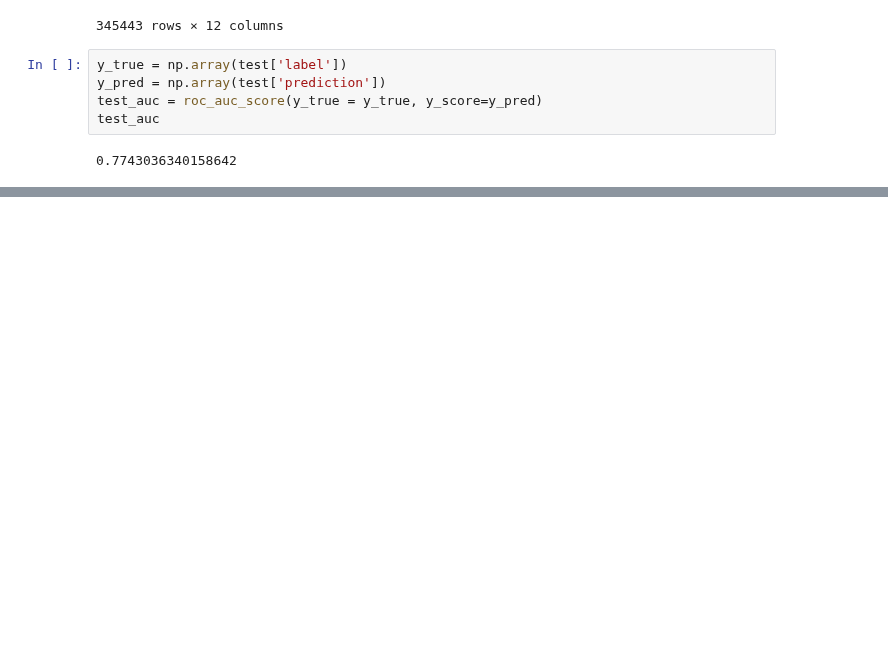
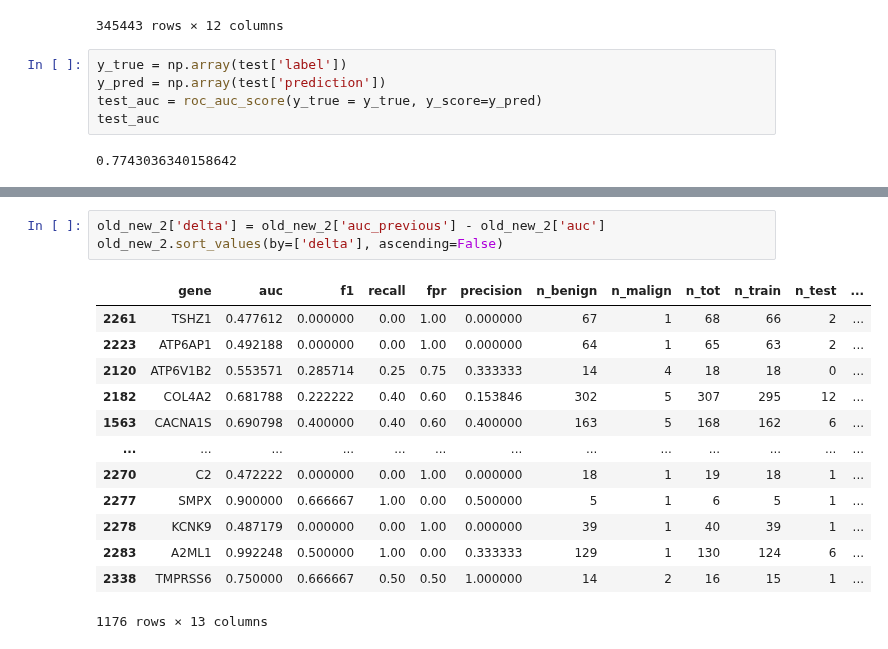
Before and after one commit to SietsmaRJ/dsls_master_thesis, a Jupyter notebook: side_scripts/Model_training.ipynb, the cells around one changed output, grey strips where cells are left out. Cells and saved outputs as stored; diff of their text form; blank space fills up the shorter version.

```diff
--- a/side_scripts/Model_training.ipynb
+++ b/side_scripts/Model_training.ipynb
@@ -689,0 +766,17 @@ auc_analysis['auc'].mean()
+# %%
+old_new_2['delta'] = old_new_2['auc_previous'] - old_new_2['auc']
+old_new_2.sort_values(by=['delta'], ascending=False)
+# %% [output]
+|  | gene | auc | f1 | recall | fpr | precision | n_benign | n_malign | n_tot | n_train | n_test | ... |
+| 2261 | TSHZ1 | 0.477612 | 0.000000 | 0.00 | 1.00 | 0.000000 | 67 | 1 | 68 | 66 | 2 | ... |
+| 2223 | ATP6AP1 | 0.492188 | 0.000000 | 0.00 | 1.00 | 0.000000 | 64 | 1 | 65 | 63 | 2 | ... |
+| 2120 | ATP6V1B2 | 0.553571 | 0.285714 | 0.25 | 0.75 | 0.333333 | 14 | 4 | 18 | 18 | 0 | ... |
+| 2182 | COL4A2 | 0.681788 | 0.222222 | 0.40 | 0.60 | 0.153846 | 302 | 5 | 307 | 295 | 12 | ... |
+| 1563 | CACNA1S | 0.690798 | 0.400000 | 0.40 | 0.60 | 0.400000 | 163 | 5 | 168 | 162 | 6 | ... |
+| ... | ... | ... | ... | ... | ... | ... | ... | ... | ... | ... | ... | ... |
+| 2270 | C2 | 0.472222 | 0.000000 | 0.00 | 1.00 | 0.000000 | 18 | 1 | 19 | 18 | 1 | ... |
+| 2277 | SMPX | 0.900000 | 0.666667 | 1.00 | 0.00 | 0.500000 | 5 | 1 | 6 | 5 | 1 | ... |
+| 2278 | KCNK9 | 0.487179 | 0.000000 | 0.00 | 1.00 | 0.000000 | 39 | 1 | 40 | 39 | 1 | ... |
+| 2283 | A2ML1 | 0.992248 | 0.500000 | 1.00 | 0.00 | 0.333333 | 129 | 1 | 130 | 124 | 6 | ... |
+| 2338 | TMPRSS6 | 0.750000 | 0.666667 | 0.50 | 0.50 | 1.000000 | 14 | 2 | 16 | 15 | 1 | ... |
+1176 rows × 13 columns
```
Also changed, not shown: parts of 20 cells of this notebook, 4 other files.
